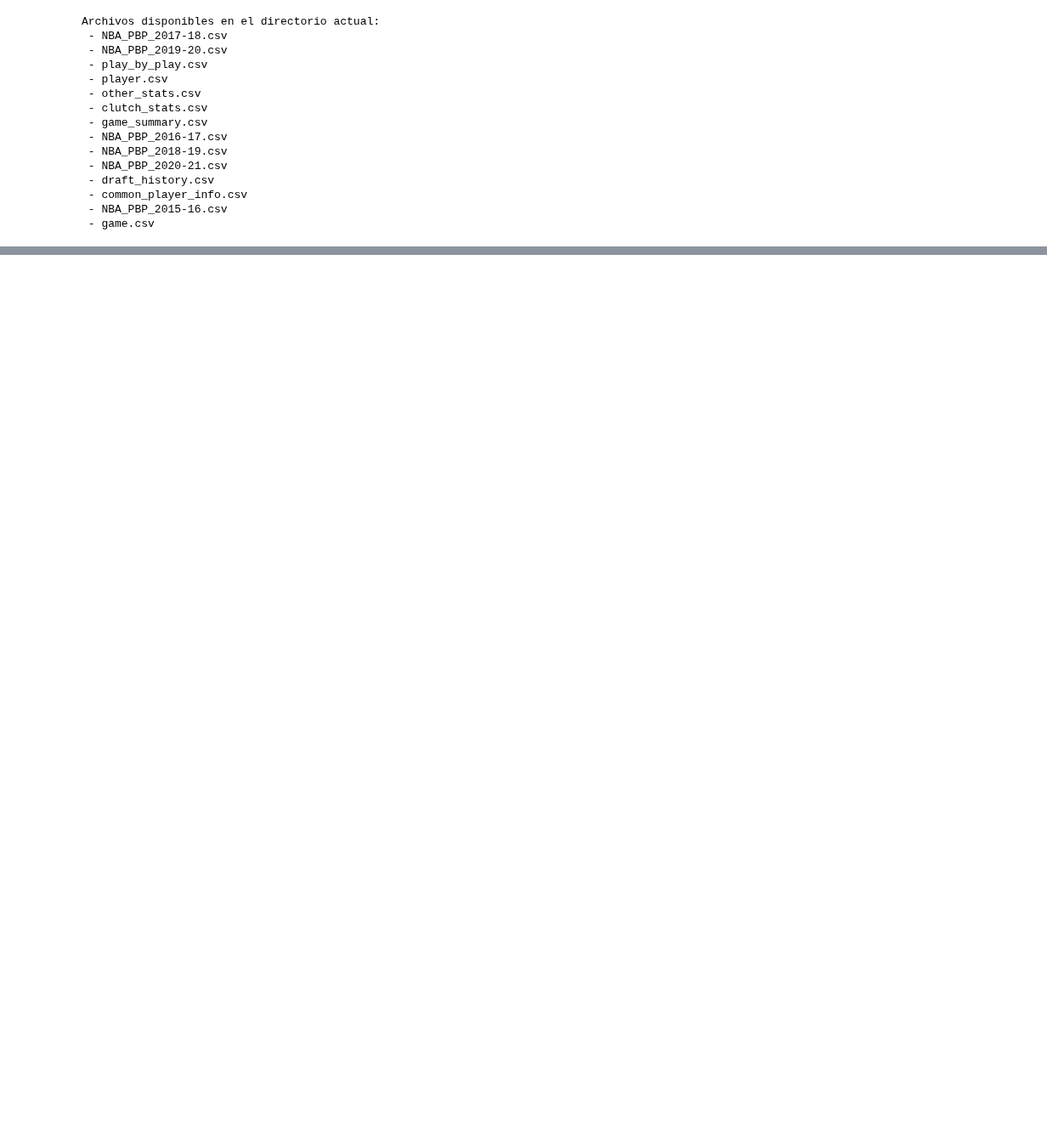
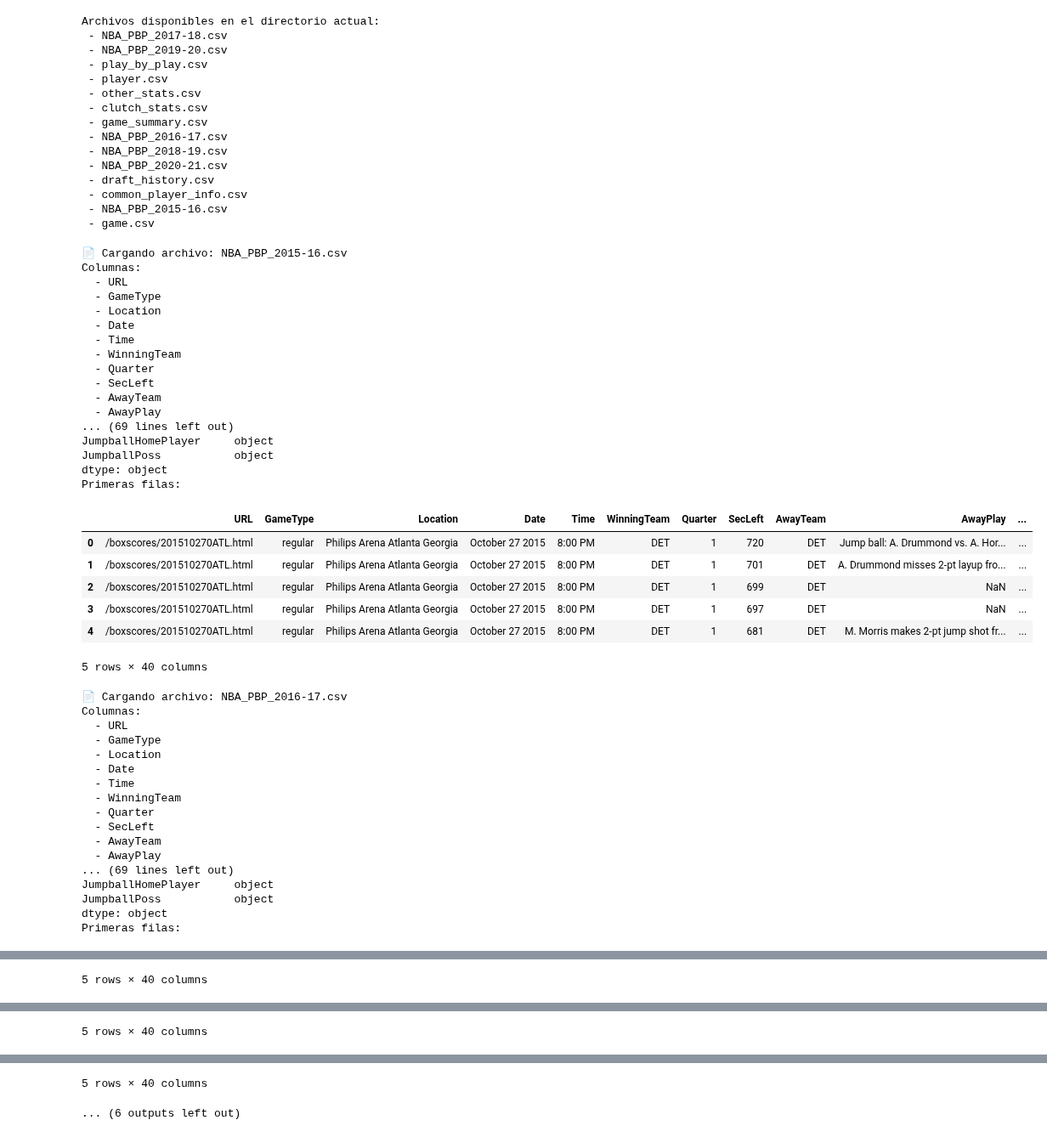
Before and after one commit to jorge-ivan-jimenez-reyes/DataScienceB, a Jupyter notebook: TercerExamen/Presentation.ipynb, the cells around one changed output, grey strips where cells are left out. Shown at 85% size. Saved outputs shown, nothing was run; the diff lists cells and outputs as text; code cells hidden in the pictures; blank space fills up the shorter version.

```diff
--- a/TercerExamen/Presentation.ipynb
+++ b/TercerExamen/Presentation.ipynb
@@ -32,3 +32,72 @@ Archivos disponibles en el directorio actual:
  - common_player_info.csv
  - NBA_PBP_2015-16.csv
  - game.csv
+# %%
+import os
+import pandas as pd
+
+# Ruta base (ajústala si no estás en la raíz del notebook)
+base_path = "../TercerExamen"
+
+# Filtrar archivos tipo NBA_PBP
+archivos_pbp = sorted([
+    f for f in os.listdir(base_path)
+    if f.startswith("NBA_PBP_") and f.endswith(".csv")
+])
+
+# Leer cada archivo y mostrar estructura
+for archivo in archivos_pbp:
+    print(f"\n📄 Cargando archivo: {archivo}")
+    try:
+        df_sample = pd.read_csv(os.path.join(base_path, archivo), nrows=5)
+        print("Columnas:")
+        for col in df_sample.columns:
+            print(f"  - {col}")
+        print("Tipos de datos:")
+        print(df_sample.dtypes)
+        print("Primeras filas:")
+        display(df_sample.head())
+    except Exception as e:
+        print(f"❌ Error al leer {archivo}: {e}")
+# %% [output]
+📄 Cargando archivo: NBA_PBP_2015-16.csv
+Columnas:
+  - URL
+  - GameType
+  - Location
+  - Date
+  - Time
+  - WinningTeam
+  - Quarter
+  - SecLeft
+  - AwayTeam
+  - AwayPlay
+... (69 lines left out)
+JumpballHomePlayer     object
+JumpballPoss           object
+dtype: object
+Primeras filas:
+|  | URL | GameType | Location | Date | Time | WinningTeam | Quarter | SecLeft | AwayTeam | AwayPlay | ... |
+| 0 | /boxscores/201510270ATL.html | regular | Philips Arena Atlanta Georgia | October 27 2015 | 8:00 PM | DET | 1 | 720 | DET | Jump ball: A. Drummond vs. A. Hor... | ... |
+| 1 | /boxscores/201510270ATL.html | regular | Philips Arena Atlanta Georgia | October 27 2015 | 8:00 PM | DET | 1 | 701 | DET | A. Drummond misses 2-pt layup fro... | ... |
+| 2 | /boxscores/201510270ATL.html | regular | Philips Arena Atlanta Georgia | October 27 2015 | 8:00 PM | DET | 1 | 699 | DET | NaN | ... |
+| 3 | /boxscores/201510270ATL.html | regular | Philips Arena Atlanta Georgia | October 27 2015 | 8:00 PM | DET | 1 | 697 | DET | NaN | ... |
+| 4 | /boxscores/201510270ATL.html | regular | Philips Arena Atlanta Georgia | October 27 2015 | 8:00 PM | DET | 1 | 681 | DET | M. Morris makes 2-pt jump shot fr... | ... |
+5 rows × 40 columns
+📄 Cargando archivo: NBA_PBP_2016-17.csv
+Columnas:
+  - URL
+  - GameType
+  - Location
+  - Date
+  - Time
+  - WinningTeam
+  - Quarter
+  - SecLeft
+  - AwayTeam
+  - AwayPlay
+... (69 lines left out)
+JumpballHomePlayer     object
+JumpballPoss           object
+dtype: object
+Primeras filas:
@@ -34,0 +110 @@ Archivos disponibles en el directorio actual:
+5 rows × 40 columns
@@ -34,0 +134 @@ Archivos disponibles en el directorio actual:
+5 rows × 40 columns
@@ -34,0 +158,2 @@ Archivos disponibles en el directorio actual:
+5 rows × 40 columns
+... (6 outputs left out)
```
Also changed, not shown: parts of 8 cells of this notebook.
